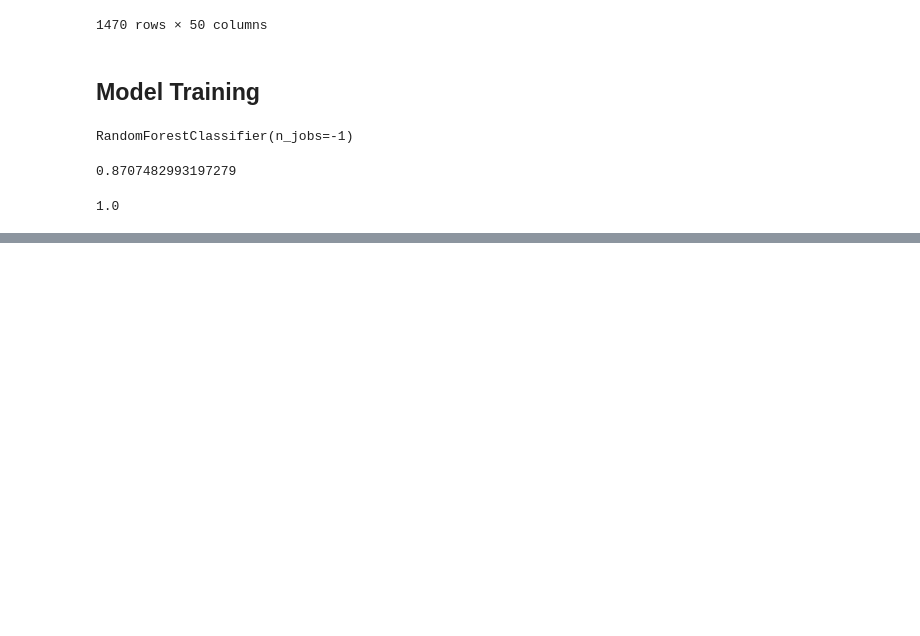
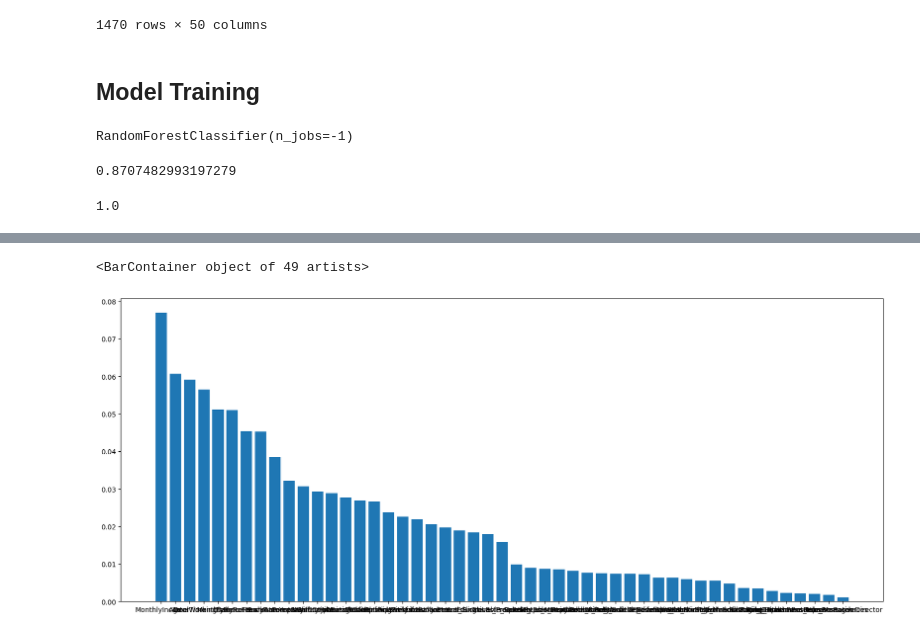
Before and after one commit to BarraHarrison/Employee-Attrition, a Jupyter notebook: employee_attrition.ipynb, the cells around one changed output, grey strips where cells are left out. Saved outputs shown, nothing was run; the diff lists cells and outputs as text; code cells hidden in the pictures; blank space fills up the shorter version.

```diff
--- a/employee_attrition.ipynb
+++ b/employee_attrition.ipynb
@@ -147,4 +147,4 @@ model.score(x_train, y_train)
 # %% [output]
 1.0
 # %%
-dict(sorted(zip(model.feature_names_in_, model.feature_importances_), key=lambda x: x[1], reverse=True))
+sorted_importances = dict(sorted(zip(model.feature_names_in_, model.feature_importances_), key=lambda x: x[1], reverse=True))
@@ -168,0 +171,8 @@ dict(sorted(zip(model.feature_names_in_, model.feature_importances_), key=lambda
+# %%
+import matplotlib.pyplot as plt
+
+plt.figure(figsize=(20,8))
+plt.bar(sorted_importances.keys(), sorted_importances.values())
+# %% [output]
+<BarContainer object of 49 artists>
+[figure, added]
```
Also changed, not shown: parts of 2 cells of this notebook.
